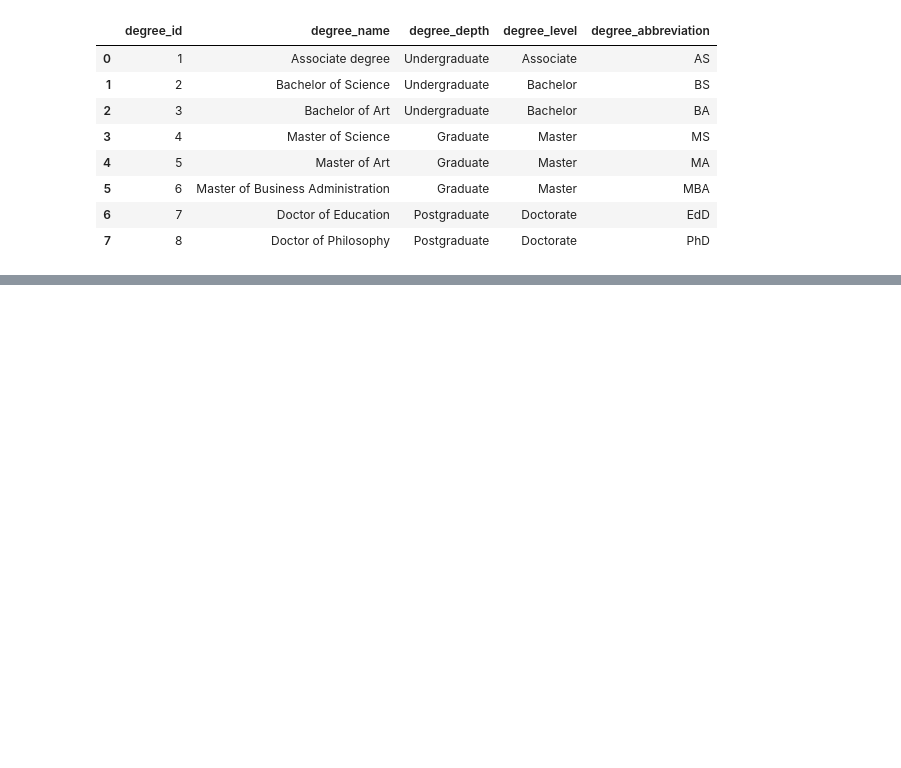
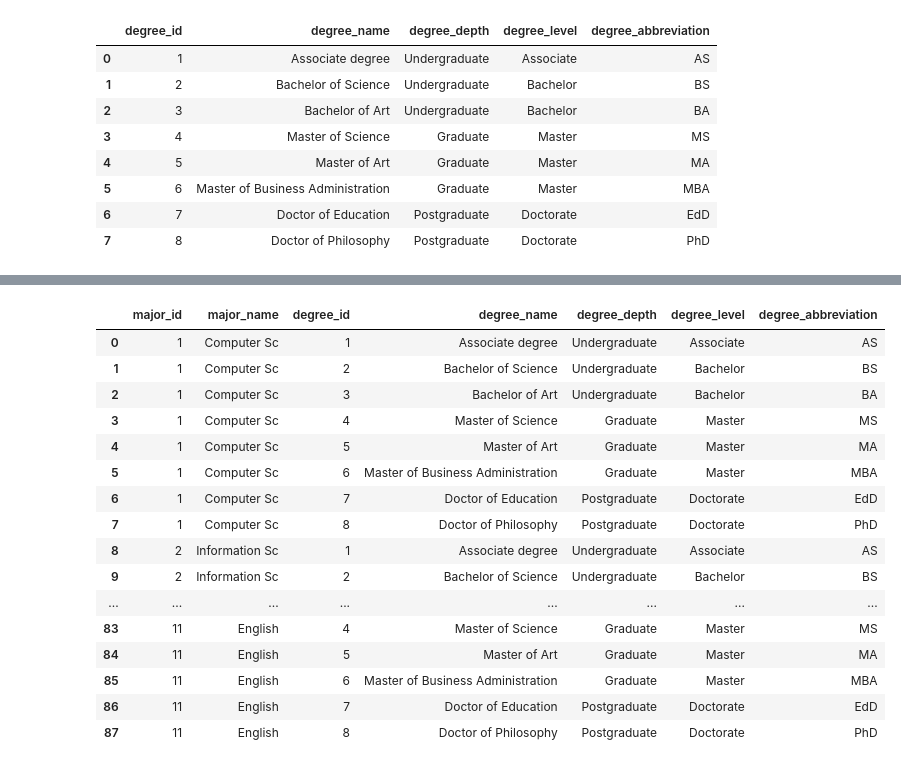
Before and after one commit to JoshuaFarara/DataWarehouse_ProjectReport, a Jupyter notebook: data/FinalDimTables/FixDimTables.ipynb, the cells around one changed output, grey strips where cells are left out. Cells and saved outputs as stored; diff of their text form; code cells hidden in the pictures; blank space fills up the shorter version.

```diff
--- a/data/FinalDimTables/FixDimTables.ipynb
+++ b/data/FinalDimTables/FixDimTables.ipynb
@@ -92,3 +86,6 @@ degrees_df
 | 5 | 6 | Master of Business Administration | Graduate | Master | MBA |
 | 6 | 7 | Doctor of Education | Postgraduate | Doctorate | EdD |
 | 7 | 8 | Doctor of Philosophy | Postgraduate | Doctorate | PhD |
+# %%
+dim_major = pd.read_csv(r"C:\Users\User\Documents\School\FallGrad2023\DW\DataWarehouse_ProjectReport\data\DimensionTables\dim_major.csv")
+dim_major
@@ -94,0 +105,23 @@ degrees_df
+# %%
+dim_major['key'] = 1
+degrees_df['key'] = 1
+result = pd.merge(dim_major, degrees_df, on='key').drop('key', axis=1)
+result
+# %% [output]
+|  | major_id | major_name | degree_id | degree_name | degree_depth | degree_level | degree_abbreviation |
+| 0 | 1 | Computer Sc | 1 | Associate degree | Undergraduate | Associate | AS |
+| 1 | 1 | Computer Sc | 2 | Bachelor of Science | Undergraduate | Bachelor | BS |
+| 2 | 1 | Computer Sc | 3 | Bachelor of Art | Undergraduate | Bachelor | BA |
+| 3 | 1 | Computer Sc | 4 | Master of Science | Graduate | Master | MS |
+| 4 | 1 | Computer Sc | 5 | Master of Art | Graduate | Master | MA |
+| 5 | 1 | Computer Sc | 6 | Master of Business Administration | Graduate | Master | MBA |
+| 6 | 1 | Computer Sc | 7 | Doctor of Education | Postgraduate | Doctorate | EdD |
+| 7 | 1 | Computer Sc | 8 | Doctor of Philosophy | Postgraduate | Doctorate | PhD |
+| 8 | 2 | Information Sc | 1 | Associate degree | Undergraduate | Associate | AS |
+| 9 | 2 | Information Sc | 2 | Bachelor of Science | Undergraduate | Bachelor | BS |
+| ... | ... | ... | ... | ... | ... | ... | ... |
+| 83 | 11 | English | 4 | Master of Science | Graduate | Master | MS |
+| 84 | 11 | English | 5 | Master of Art | Graduate | Master | MA |
+| 85 | 11 | English | 6 | Master of Business Administration | Graduate | Master | MBA |
+| 86 | 11 | English | 7 | Doctor of Education | Postgraduate | Doctorate | EdD |
+| 87 | 11 | English | 8 | Doctor of Philosophy | Postgraduate | Doctorate | PhD |
```
Also changed, not shown: parts of 28 cells of this notebook, 12 other files.
